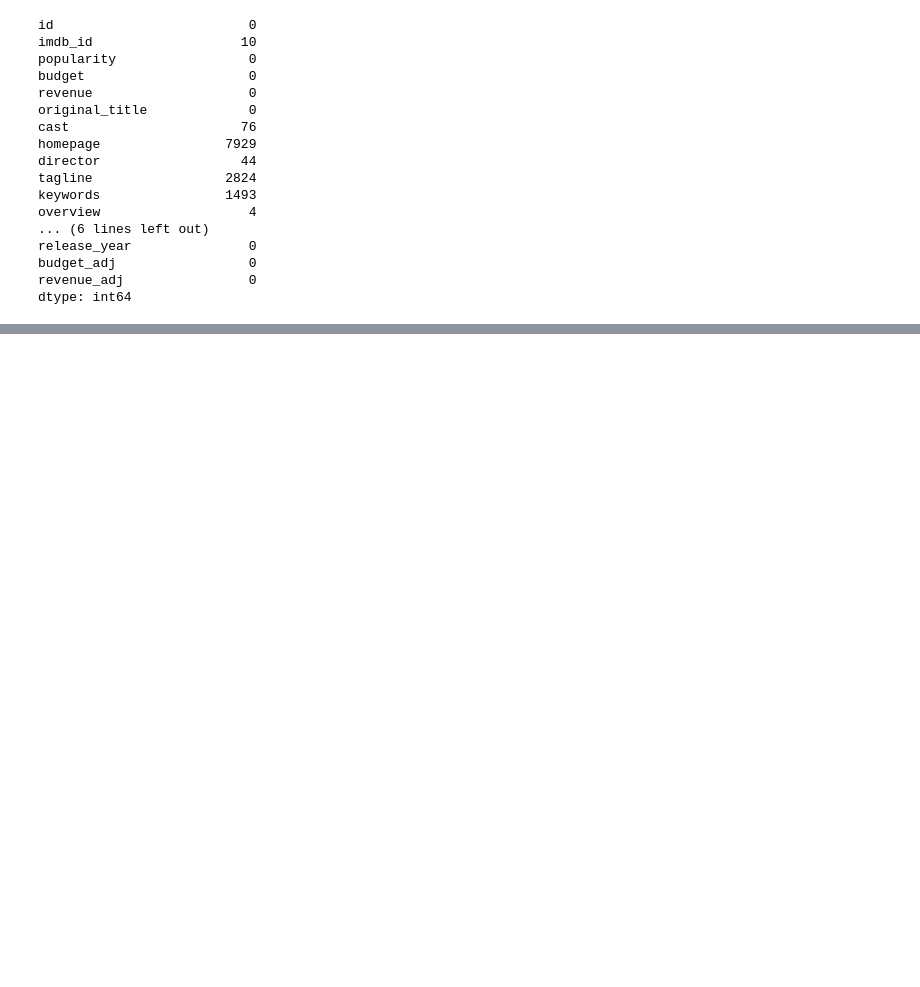
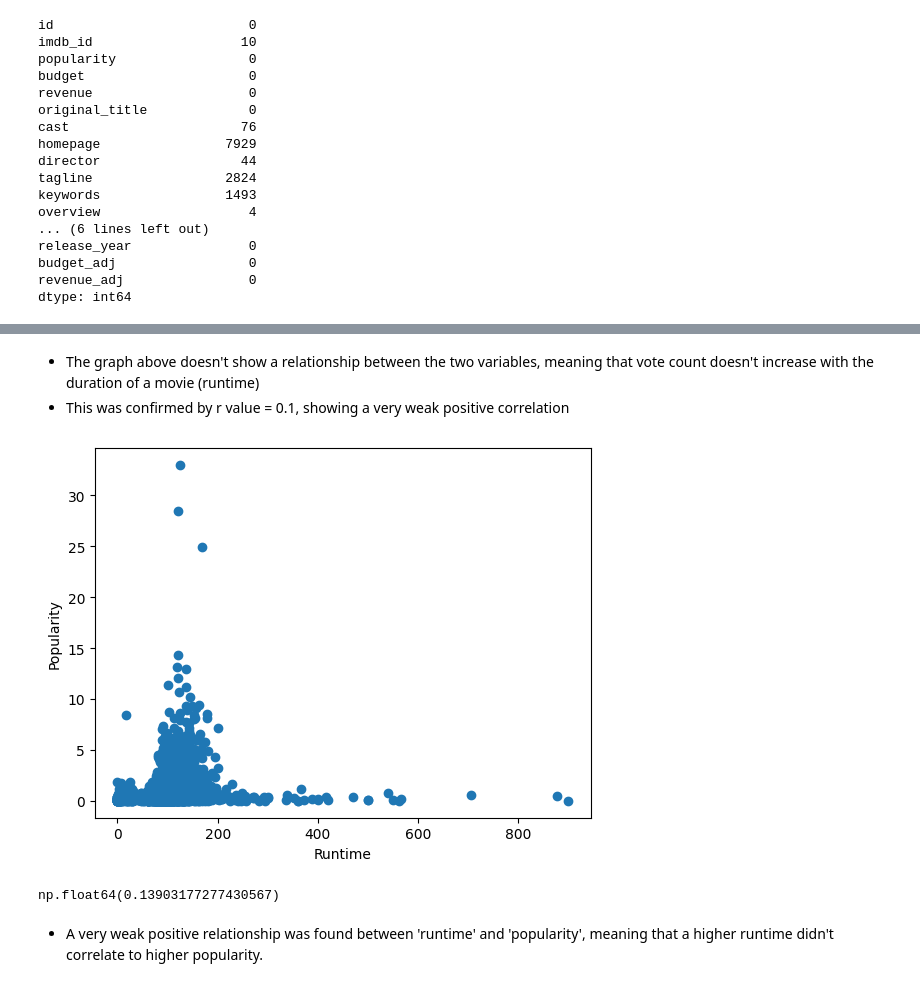
Before and after one commit to ktrosewood/Analysis-of-Movies-Assignment_2-, a Jupyter notebook: Analysis_2_virtual_env.ipynb, the cells around one changed output, grey strips where cells are left out. Drawn from its saved outputs; the diff is of its cells as text; code cells hidden in the pictures; blank space fills up the shorter version.

```diff
--- a/Analysis_2_virtual_env.ipynb
+++ b/Analysis_2_virtual_env.ipynb
@@ -329,0 +271,26 @@ filtered_top_10_movies = top_10_movies[variables_to_keep]
+# %% [markdown]
+- The graph above doesn't show a relationship between the two variables, meaning that
+vote count doesn't increase with the duration of a movie (runtime)
+- This was confirmed by r value = 0.1, showing a very weak positive correlation
+# %%
+# visualize relationship between 'runtime' and 'popularity'
+
+x = new_df['runtime']
+y = new_df['popularity']
+
+plt.scatter(x,y)
+
+plt.xlabel("Runtime")
+plt.ylabel("Popularity")
+
+plt.show()
+# %% [output]
+[figure, added]
+# %%
+# run correlation test
+corr_runtime_popularity = new_df['runtime'].corr(df_copy["popularity"])
+corr_runtime_popularity
+# %% [output]
+np.float64(0.13903177277430567)
+# %% [markdown]
+- A very weak positive relationship was found between 'runtime' and 'popularity', meaning that a higher runtime didn't correlate to higher popularity.
```
Also changed, not shown: parts of 89 cells of this notebook.
